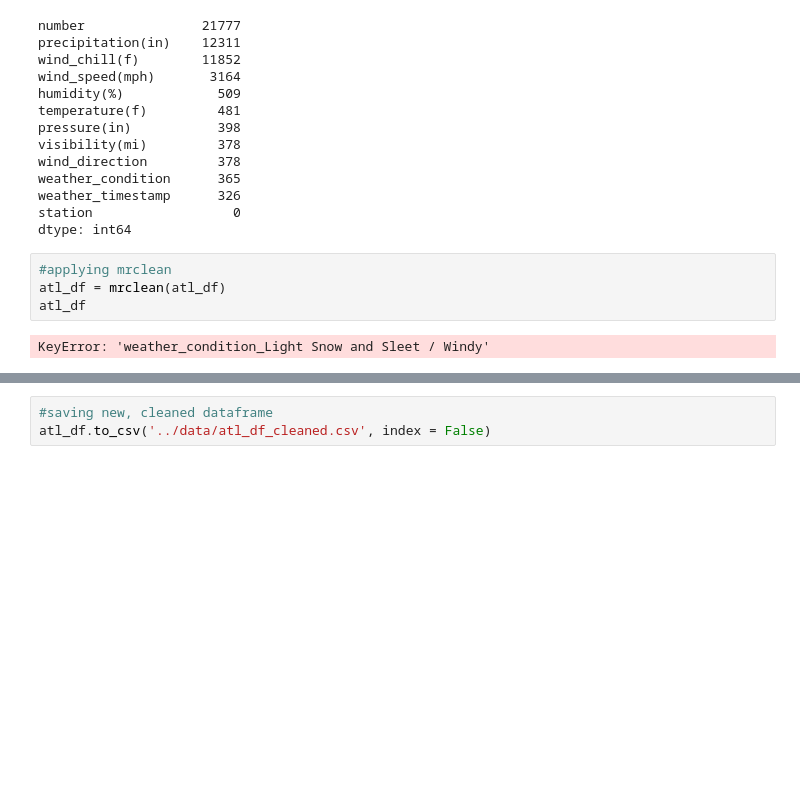
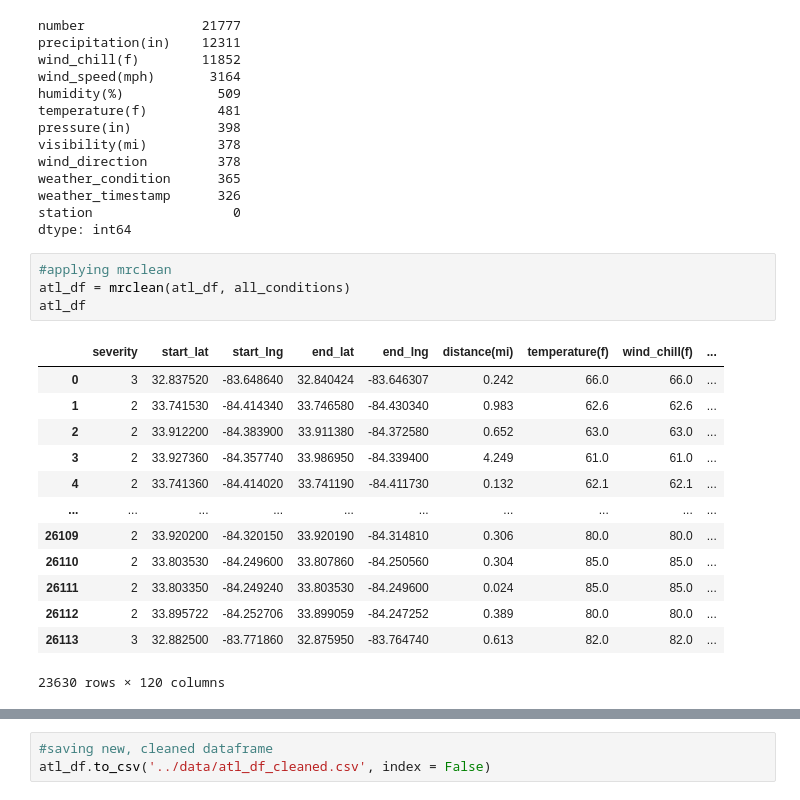
Before and after one commit to jeffreyfloyd/DST-and-traffic-implications, a Jupyter notebook: code/data_cleaning.ipynb, the cells around one changed output, grey strips where cells are left out. Cells and saved outputs as stored; diff of their text form; blank space fills up the shorter version.

```diff
--- a/code/data_cleaning.ipynb
+++ b/code/data_cleaning.ipynb
@@ -1027,9 +1072,21 @@ station                  0
 dtype: int64
 # %%
 #applying mrclean
-atl_df = mrclean(atl_df)
+atl_df = mrclean(atl_df, all_conditions)
 atl_df
 # %% [output]
+|  | severity | start_lat | start_lng | end_lat | end_lng | distance(mi) | temperature(f) | wind_chill(f) | ... |
+| 0 | 3 | 32.837520 | -83.648640 | 32.840424 | -83.646307 | 0.242 | 66.0 | 66.0 | ... |
+| 1 | 2 | 33.741530 | -84.414340 | 33.746580 | -84.430340 | 0.983 | 62.6 | 62.6 | ... |
+| 2 | 2 | 33.912200 | -84.383900 | 33.911380 | -84.372580 | 0.652 | 63.0 | 63.0 | ... |
+| 3 | 2 | 33.927360 | -84.357740 | 33.986950 | -84.339400 | 4.249 | 61.0 | 61.0 | ... |
+| 4 | 2 | 33.741360 | -84.414020 | 33.741190 | -84.411730 | 0.132 | 62.1 | 62.1 | ... |
+| ... | ... | ... | ... | ... | ... | ... | ... | ... | ... |
+| 26109 | 2 | 33.920200 | -84.320150 | 33.920190 | -84.314810 | 0.306 | 80.0 | 80.0 | ... |
+| 26110 | 2 | 33.803530 | -84.249600 | 33.807860 | -84.250560 | 0.304 | 85.0 | 85.0 | ... |
+| 26111 | 2 | 33.803350 | -84.249240 | 33.803530 | -84.249600 | 0.024 | 85.0 | 85.0 | ... |
+| 26112 | 2 | 33.895722 | -84.252706 | 33.899059 | -84.247252 | 0.389 | 80.0 | 80.0 | ... |
+| 26113 | 3 | 32.882500 | -83.771860 | 32.875950 | -83.764740 | 0.613 | 82.0 | 82.0 | ... |
-KeyError: 'weather_condition_Light Snow and Sleet / Windy'
+23630 rows × 120 columns
 # %%
 atl_df.isna().sum().sort_values(ascending = False)
```
Also changed, not shown: parts of 24 cells of this notebook, 4 other files.
